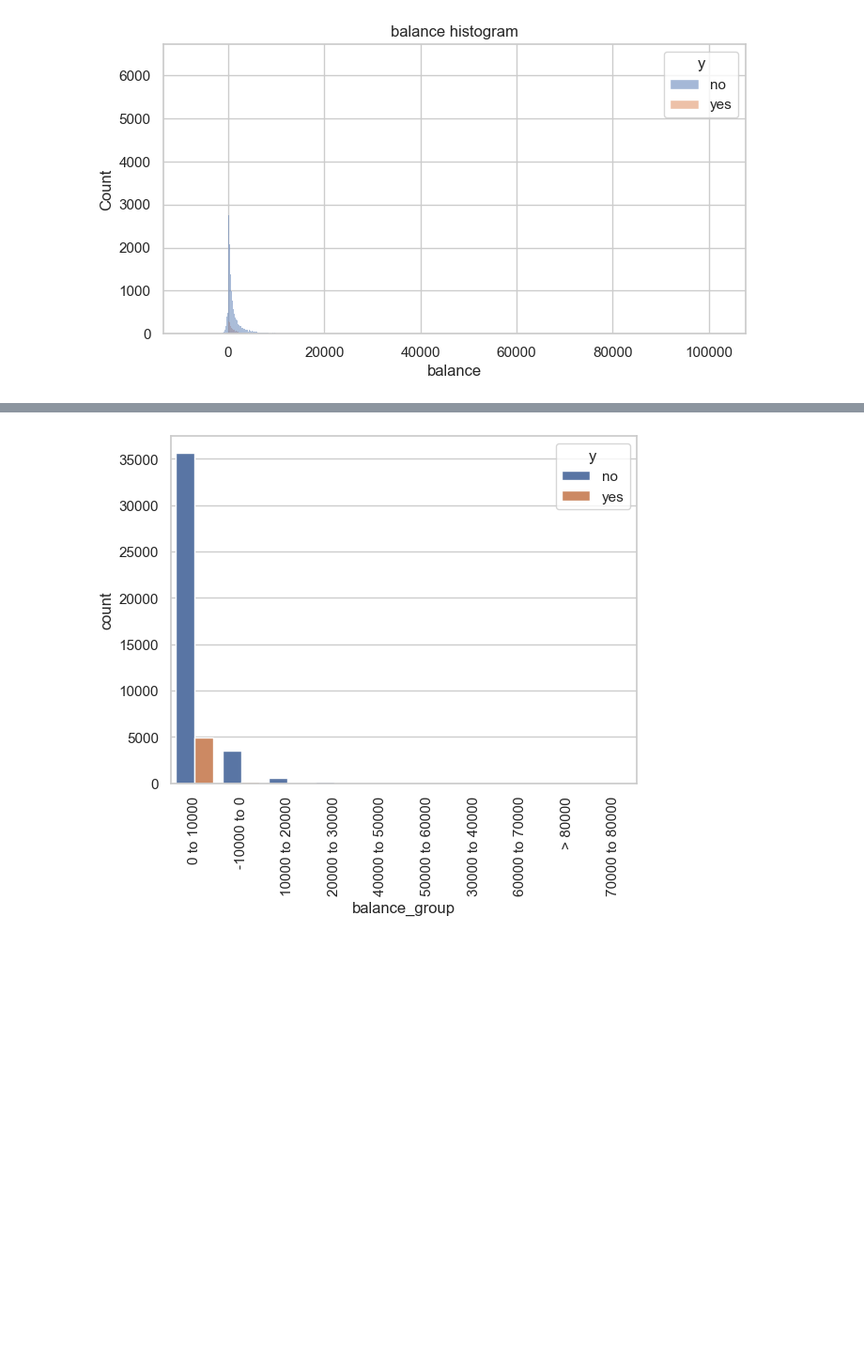
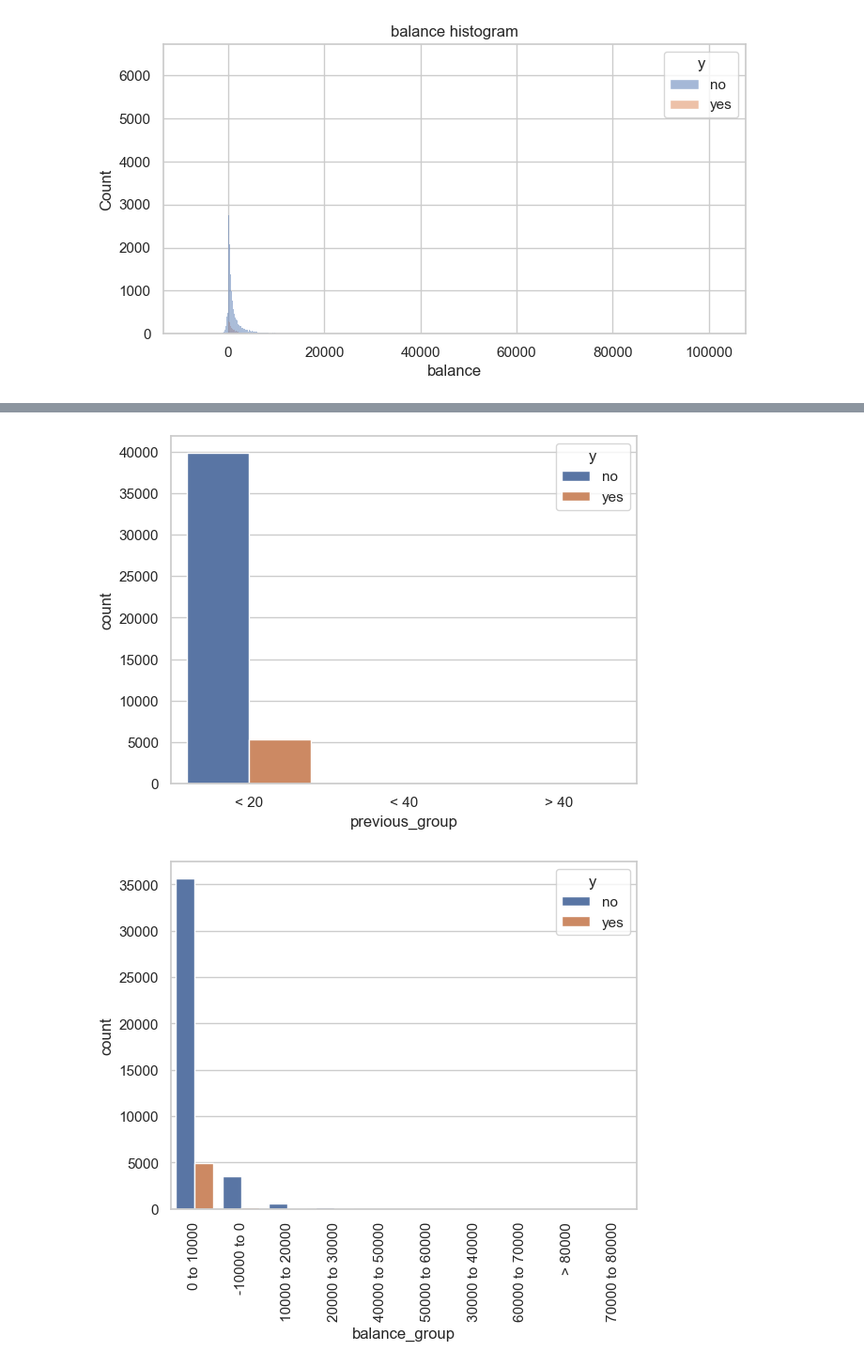
Before and after one commit to GemsLoveNLP/EDA, a Jupyter notebook: DataSet2EDA.ipynb, the cells around one changed output, grey strips where cells are left out. Shown at 94% size. Drawn from its saved outputs; the diff is of its cells as text; code cells hidden in the pictures; blank space fills up the shorter version.

```diff
--- a/DataSet2EDA.ipynb
+++ b/DataSet2EDA.ipynb
@@ -311,3 +336,20 @@ for index, row in train.iterrows():
+# %%
+new_col = 'previous_group'
+train[new_col] = ''
+for index, row in train.iterrows():
+    r = row['previous']
+    if r < 20:
+        train.at[index, new_col] = '< 20'
+    elif r < 40:
+        train.at[index, new_col] = '< 40'
+    else:
+        train.at[index, new_col] = '> 40'
+
+sns.set_theme(style="whitegrid")
+sns.countplot(x=train['previous_group'], data=train, hue='y')
+plt.show()
+# %% [output]
+[figure, added]
 # %%
 sns.set_theme(style="whitegrid")
 sns.countplot(x=train['balance_group'], data=train, hue='y')
```
Also changed, not shown: parts of 12 cells of this notebook, 4 other files.
